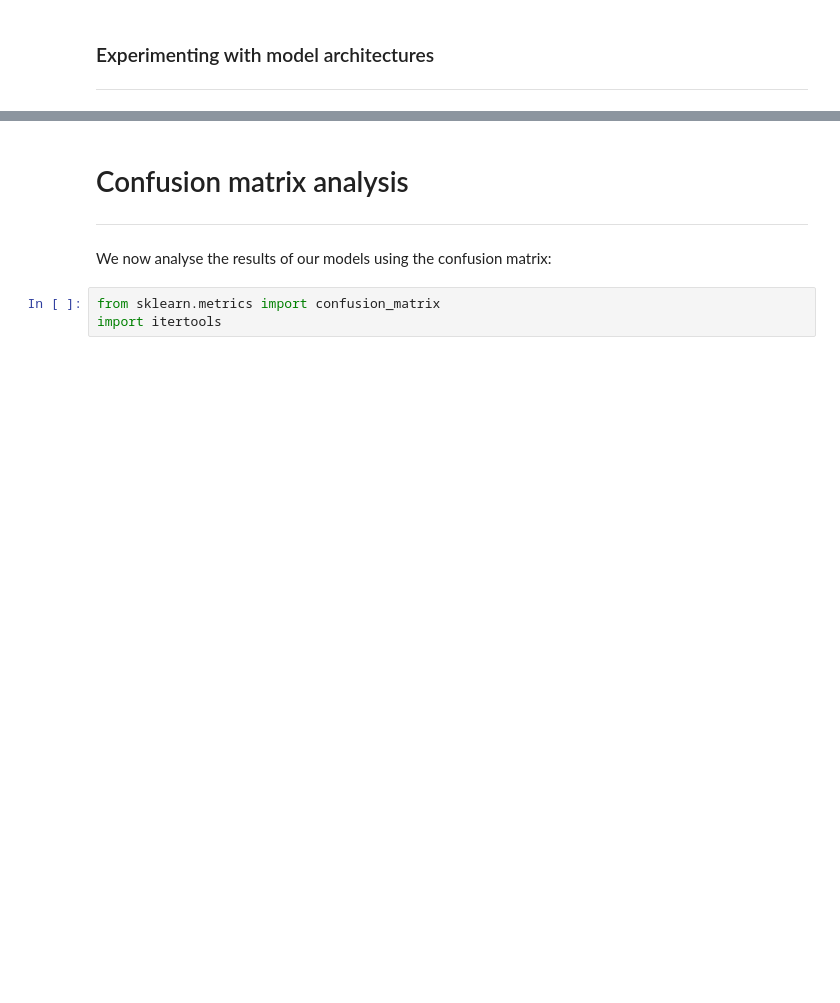
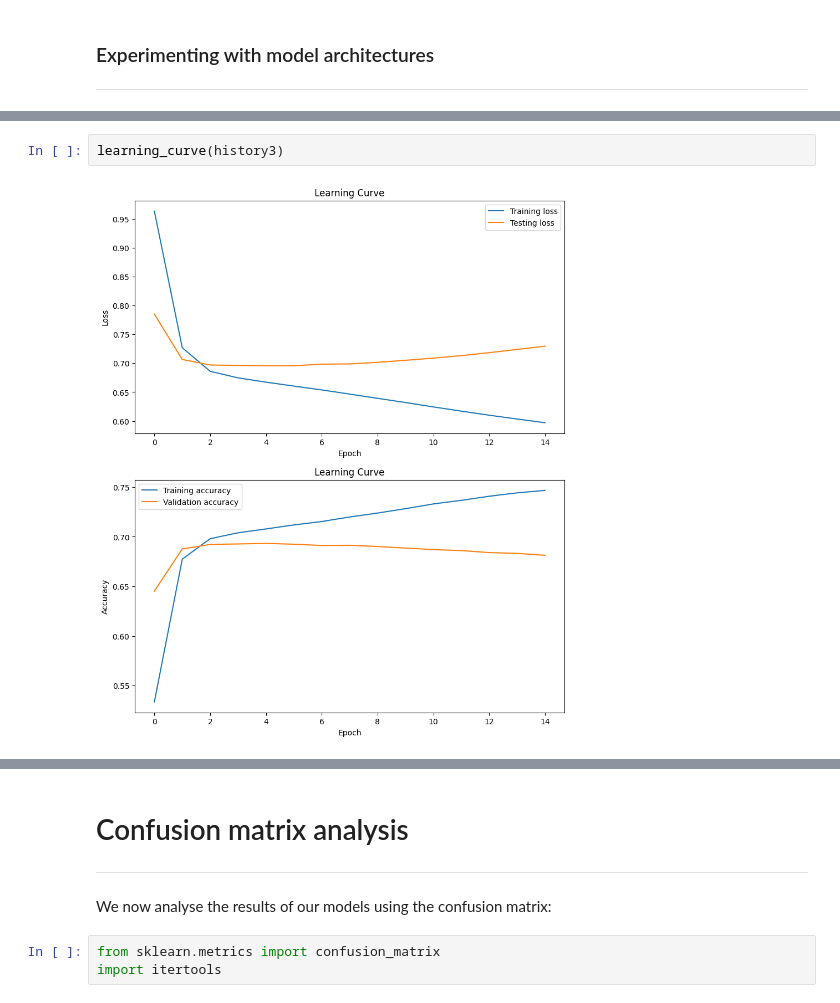
Before and after one commit to AmeerAliSaleem/MA4J5_Project, a Jupyter notebook: Ameer_Ali_Saleem_MA4J5_three_class_setup.ipynb, the cells around one changed output, grey strips where cells are left out. Saved outputs shown, nothing was run; the diff lists cells and outputs as text; blank space fills up the shorter version.

```diff
--- a/Ameer_Ali_Saleem_MA4J5_three_class_setup.ipynb
+++ b/Ameer_Ali_Saleem_MA4J5_three_class_setup.ipynb
@@ -422,0 +435,4 @@ Epoch 15/15
+# %%
+learning_curve(history3)
+# %% [output]
+[figure, added]
```
Also changed, not shown: parts of 35 cells of this notebook.
